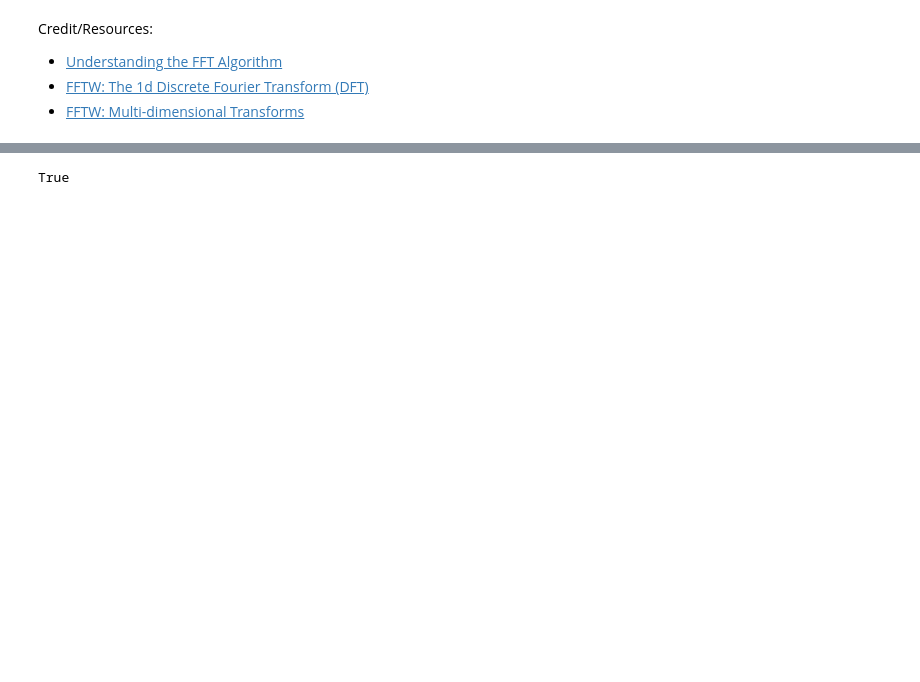
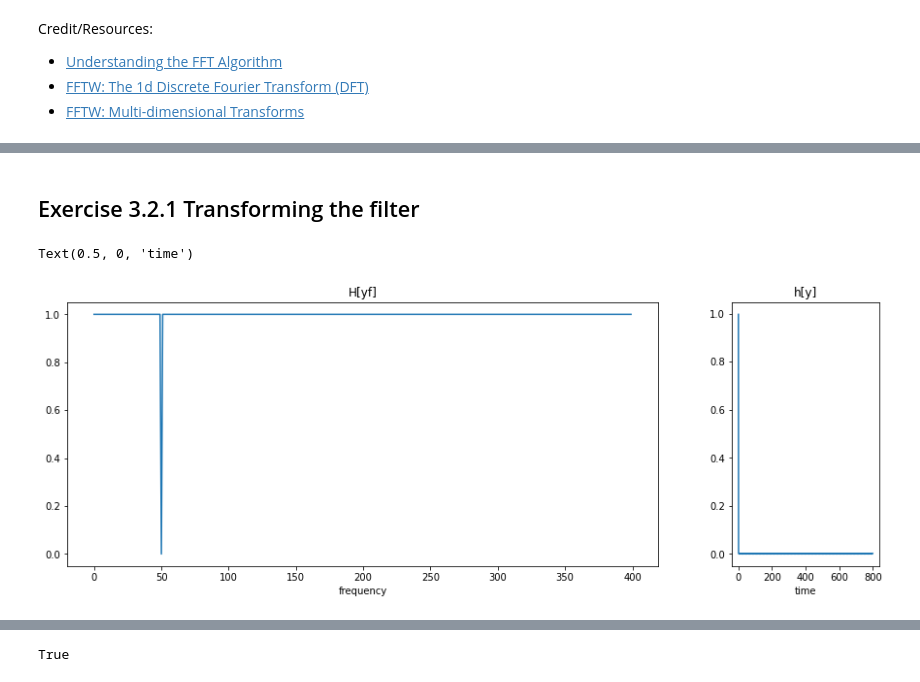
Before and after one commit to SebastianJL/esc412_advanced_high_performance_computing, a Jupyter notebook: exercise3/FFT.ipynb, the cells around one changed output, grey strips where cells are left out. Cells and saved outputs as stored; diff of their text form; code cells hidden in the pictures; blank space fills up the shorter version.

Commit message:
Exercise 3 done.

```diff
--- a/exercise3/FFT.ipynb
+++ b/exercise3/FFT.ipynb
@@ -25,0 +30,18 @@ plt.show()
+# %% [markdown]
+## Exercise 3.2.1 Transforming the filter
+# %%
+def H(f):
+    """Filter the frequency response according to u[f + 200] - u[f - 200] where u is the Heaviside step function."""
+    return np.heaviside(np.abs(f) + 200, 1) - np.heaviside(np.abs(f) - 200, 1)
+
+h = np.fft.ifft(H(yf))
+fig, (ax1, ax2) = plt.subplots(1, 2, figsize=(15,5), sharex='col', sharey='col')
+ax1.plot(H(yf)[:N//2])
+ax1.set_title('H[yf]')
+ax1.set_xlabel('frequency')
+ax2.plot(abs(h))
+ax2.set_title('h[y]')
+ax2.set_xlabel('time')
+# %% [output]
+Text(0.5, 0, 'time')
+[figure, added]
```
Also changed, not shown: parts of 12 cells of this notebook.
